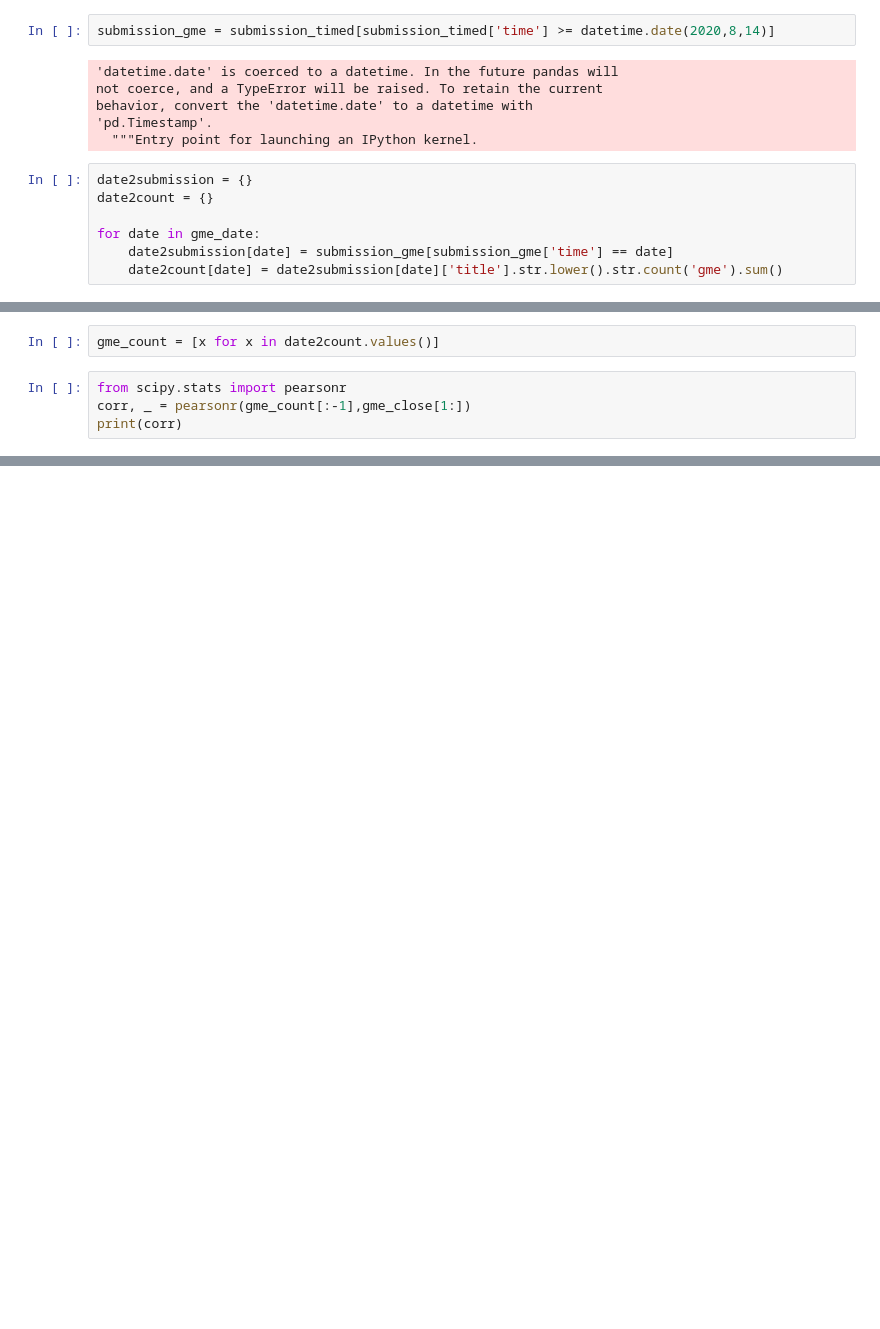
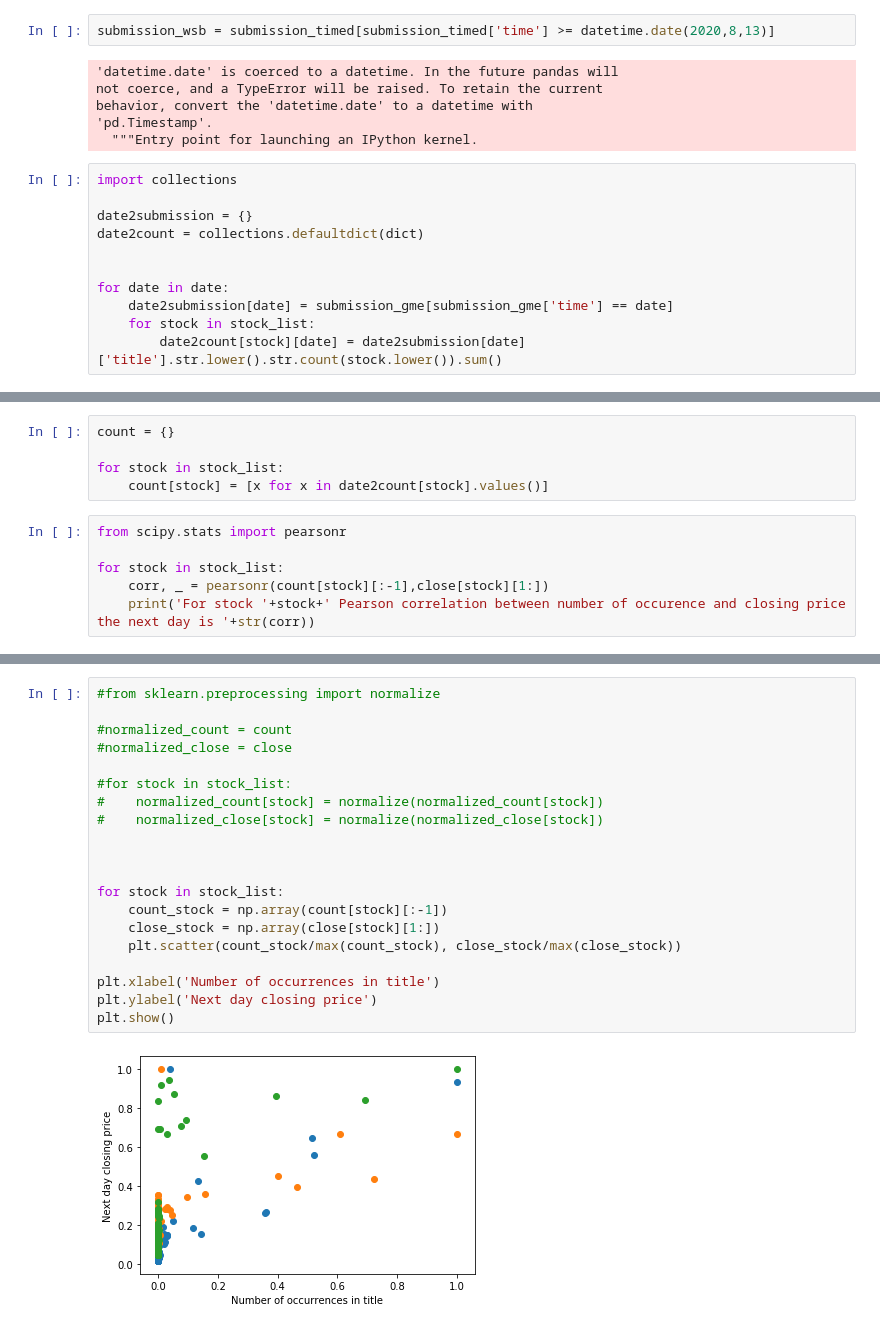
Before and after one commit to xiaoyu32/TDI_wsb_analysis, a Jupyter notebook: asset2.ipynb, the cells around one changed output, grey strips where cells are left out. Drawn from its saved outputs; the diff is of its cells as text; blank space fills up the shorter version.

```diff
--- a/asset2.ipynb
+++ b/asset2.ipynb
@@ -29,5 +32,5 @@ gme_close = gme_raw['Adj Close'].to_list()
 # %%
-submission_gme = submission_timed[submission_timed['time'] >= datetime.date(2020,8,14)]
+submission_wsb = submission_timed[submission_timed['time'] >= datetime.date(2020,8,13)]
 # %% [output]
 'datetime.date' is coerced to a datetime. In the future pandas will
 not coerce, and a TypeError will be raised. To retain the current
@@ -35,9 +38,13 @@ behavior, convert the 'datetime.date' to a datetime with
 'pd.Timestamp'.
   """Entry point for launching an IPython kernel.
 # %%
+import collections
+
 date2submission = {}
-date2count = {}
+date2count = collections.defaultdict(dict)
 
-for date in gme_date:
+
+for date in date:
     date2submission[date] = submission_gme[submission_gme['time'] == date]
-    date2count[date] = date2submission[date]['title'].str.lower().str.count('gme').sum()
+    for stock in stock_list:
+        date2count[stock][date] = date2submission[date]['title'].str.lower().str.count(stock.lower()).sum()
@@ -44,7 +71,12 @@ for date in gme_date:
 # %%
-gme_count = [x for x in date2count.values()]
+count = {}
+
+for stock in stock_list:
+    count[stock] = [x for x in date2count[stock].values()]
 # %%
 from scipy.stats import pearsonr
-corr, _ = pearsonr(gme_count[:-1],gme_close[1:])
-print(corr)
+
+for stock in stock_list:
+    corr, _ = pearsonr(count[stock][:-1],close[stock][1:])
+    print('For stock '+stock+' Pearson correlation between number of occurence and closing price the next day is '+str(corr))
 # %% [output]
@@ -53,0 +88,22 @@ The pearson correlation coefficient between the number of occurrences of 'gme' i
+# %%
+#from sklearn.preprocessing import normalize
+
+#normalized_count = count
+#normalized_close = close
+
+#for stock in stock_list:
+#    normalized_count[stock] = normalize(normalized_count[stock])
+#    normalized_close[stock] = normalize(normalized_close[stock])
+
+
+
+for stock in stock_list:
+    count_stock = np.array(count[stock][:-1])
+    close_stock = np.array(close[stock][1:])
+    plt.scatter(count_stock/max(count_stock), close_stock/max(close_stock))
+
+plt.xlabel('Number of occurrences in title')
+plt.ylabel('Next day closing price')
+plt.show()
+# %% [output]
+[figure, added]
```
Also changed, not shown: parts of 9 cells of this notebook.
